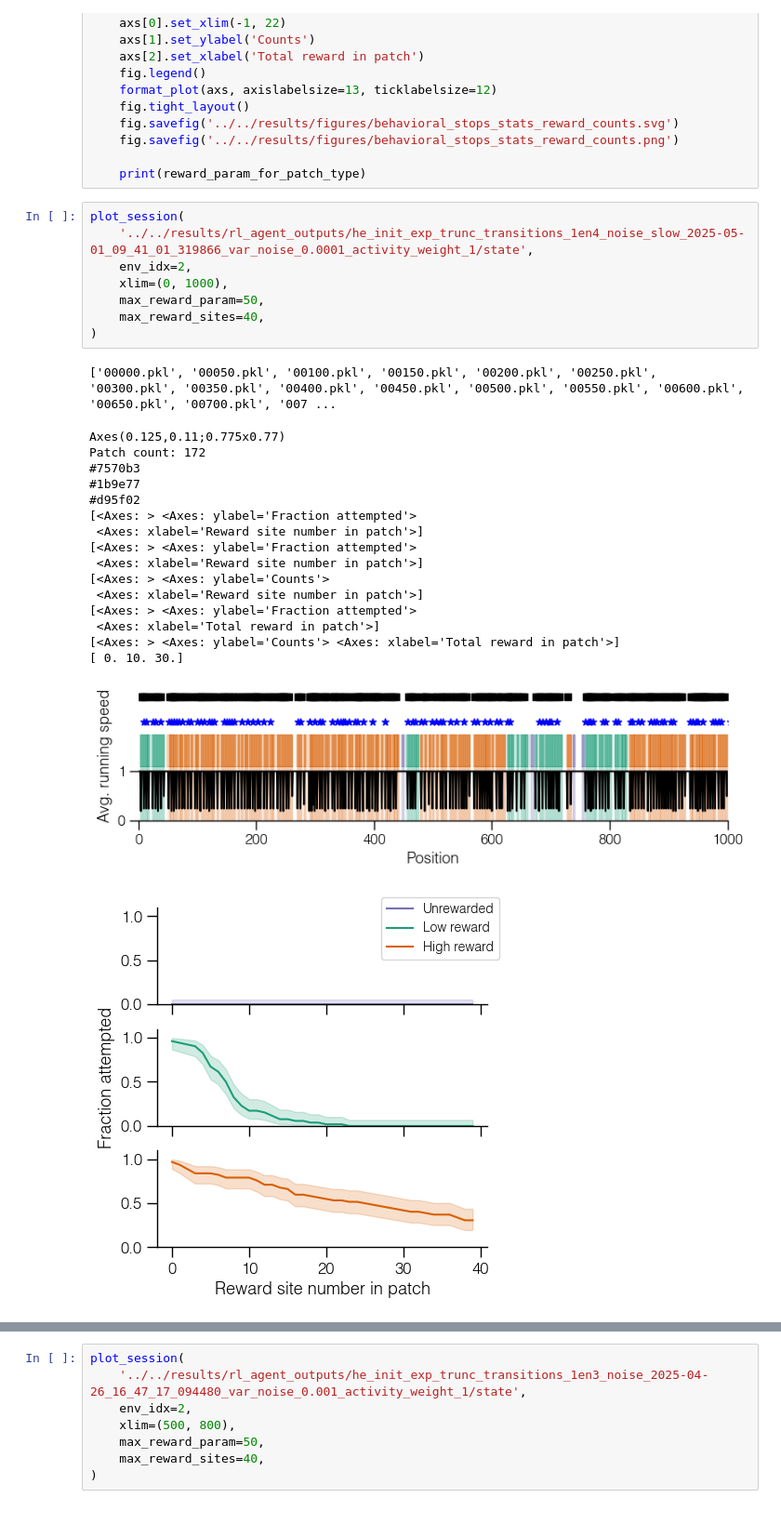
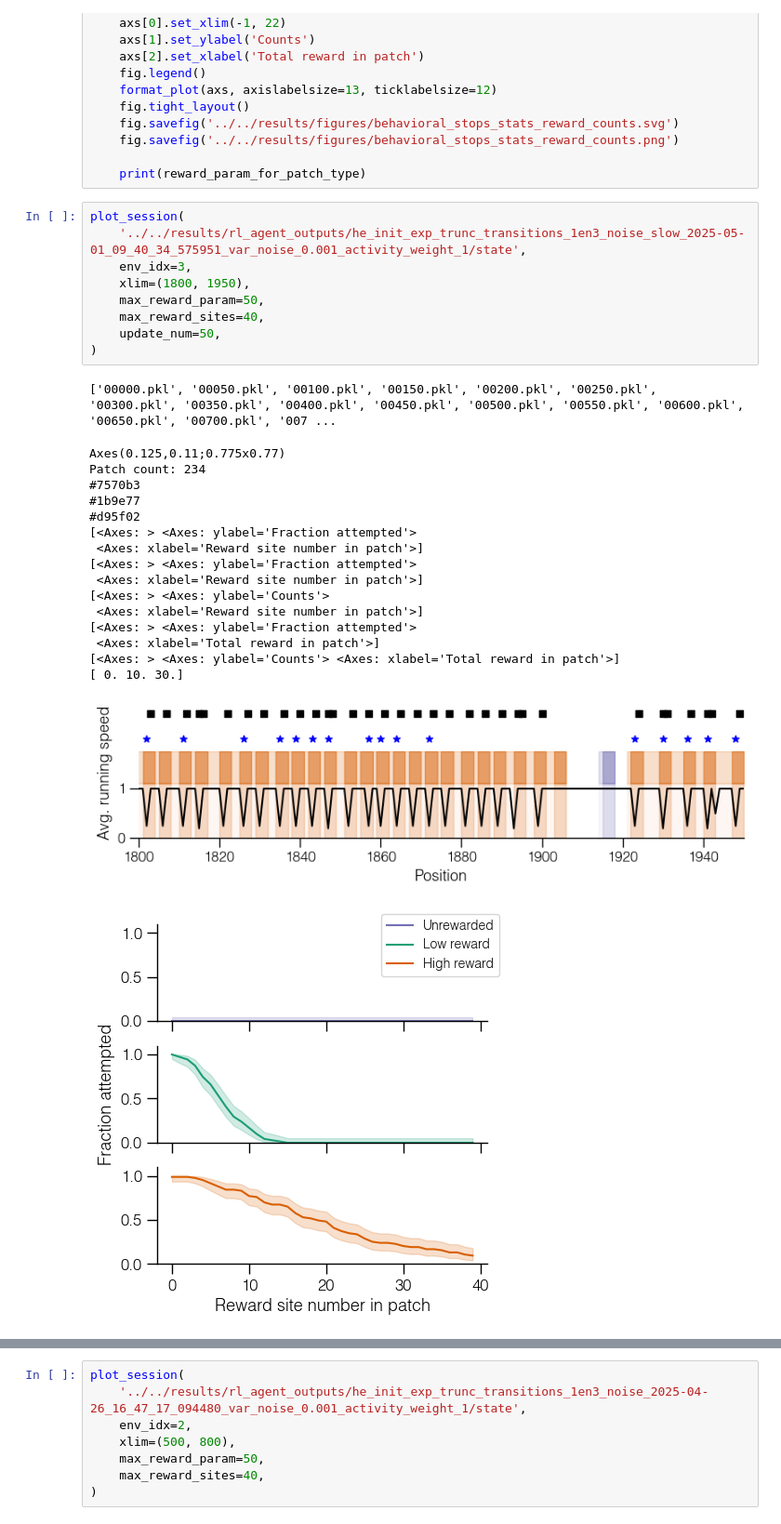
Before and after one commit to davidgbe/favorably_connected, a Jupyter notebook: code/notebooks/session_visualization_fixed_mapping_acc_reward_refactor.ipynb, the cells around one changed output, grey strips where cells are left out. Shown at 93% size. Cells and saved outputs as stored; diff of their text form.

```diff
--- a/code/notebooks/session_visualization_fixed_mapping_acc_reward_refactor.ipynb
+++ b/code/notebooks/session_visualization_fixed_mapping_acc_reward_refactor.ipynb
@@ -299,28 +299,29 @@ def plot_session(data_path, env_idx, update_num=None, xlim=None, max_reward_para
     print(reward_param_for_patch_type)
 # %%
 plot_session(
-    '../../results/rl_agent_outputs/he_init_exp_trunc_transitions_1en4_noise_slow_2025-05-01_09_41_01_319866_var_noise_0.0001_activity_weight_1/state',
-    env_idx=2,
-    xlim=(0, 1000),
+    '../../results/rl_agent_outputs/he_init_exp_trunc_transitions_1en3_noise_slow_2025-05-01_09_40_34_575951_var_noise_0.001_activity_weight_1/state',
+    env_idx=3,
+    xlim=(1800, 1950),
     max_reward_param=50,
     max_reward_sites=40,
+    update_num=50,
 )
 # %% [output]
 ['00000.pkl', '00050.pkl', '00100.pkl', '00150.pkl', '00200.pkl', '00250.pkl', '00300.pkl', '00350.pkl', '00400.pkl', '00450.pkl', '00500.pkl', '00550.pkl', '00600.pkl', '00650.pkl', '00700.pkl', '007 ...
 Axes(0.125,0.11;0.775x0.77)
-Patch count: 172
+Patch count: 234
 #7570b3
 #1b9e77
 #d95f02
 [<Axes: > <Axes: ylabel='Fraction attempted'>
  <Axes: xlabel='Reward site number in patch'>]
 [<Axes: > <Axes: ylabel='Fraction attempted'>
  <Axes: xlabel='Reward site number in patch'>]
 [<Axes: > <Axes: ylabel='Counts'>
  <Axes: xlabel='Reward site number in patch'>]
 [<Axes: > <Axes: ylabel='Fraction attempted'>
  <Axes: xlabel='Total reward in patch'>]
 [<Axes: > <Axes: ylabel='Counts'> <Axes: xlabel='Total reward in patch'>]
 [ 0. 10. 30.]
-[figure, old version]
+[figure, new version]
-[figure, old version]
+[figure, new version]
```
Also changed, not shown: parts of 1 cell of this notebook, 2 other files.
